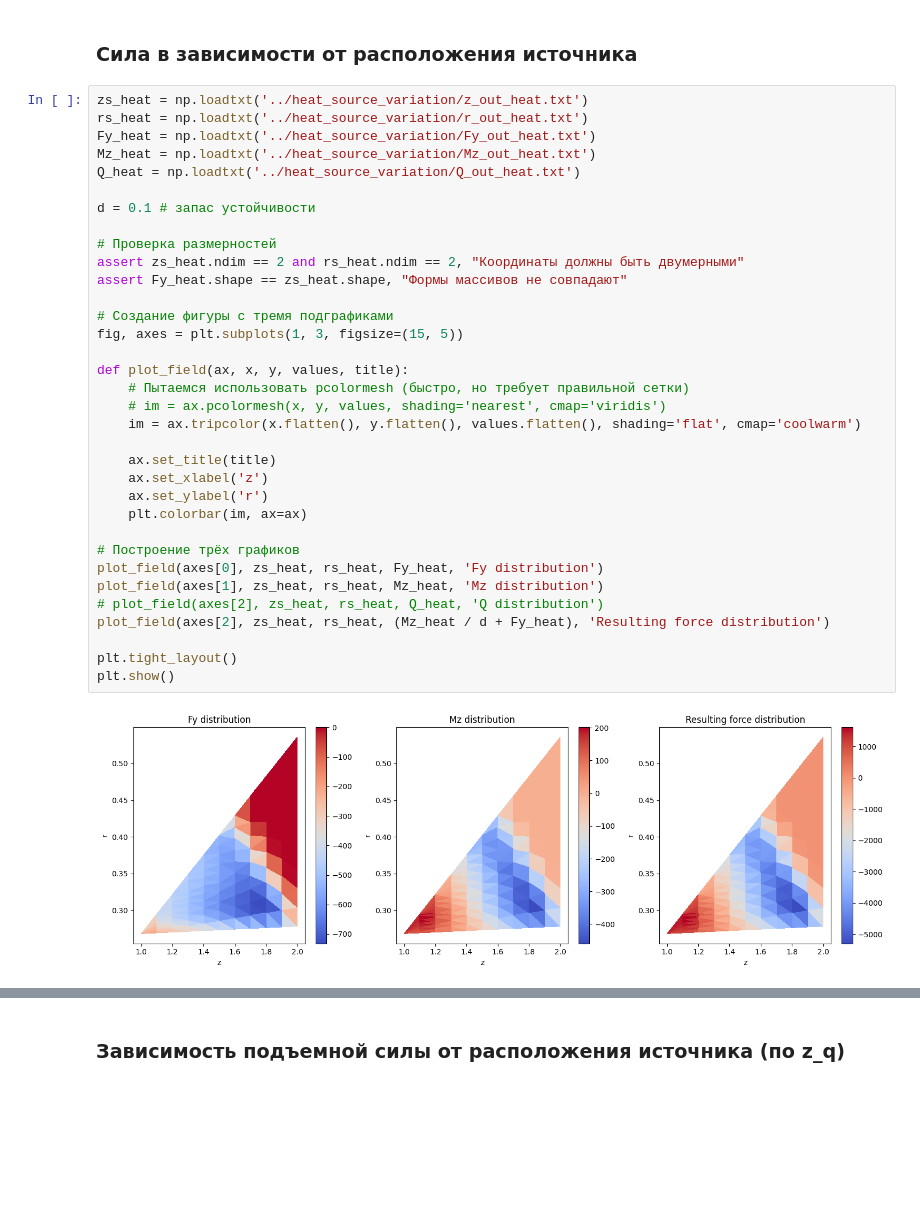
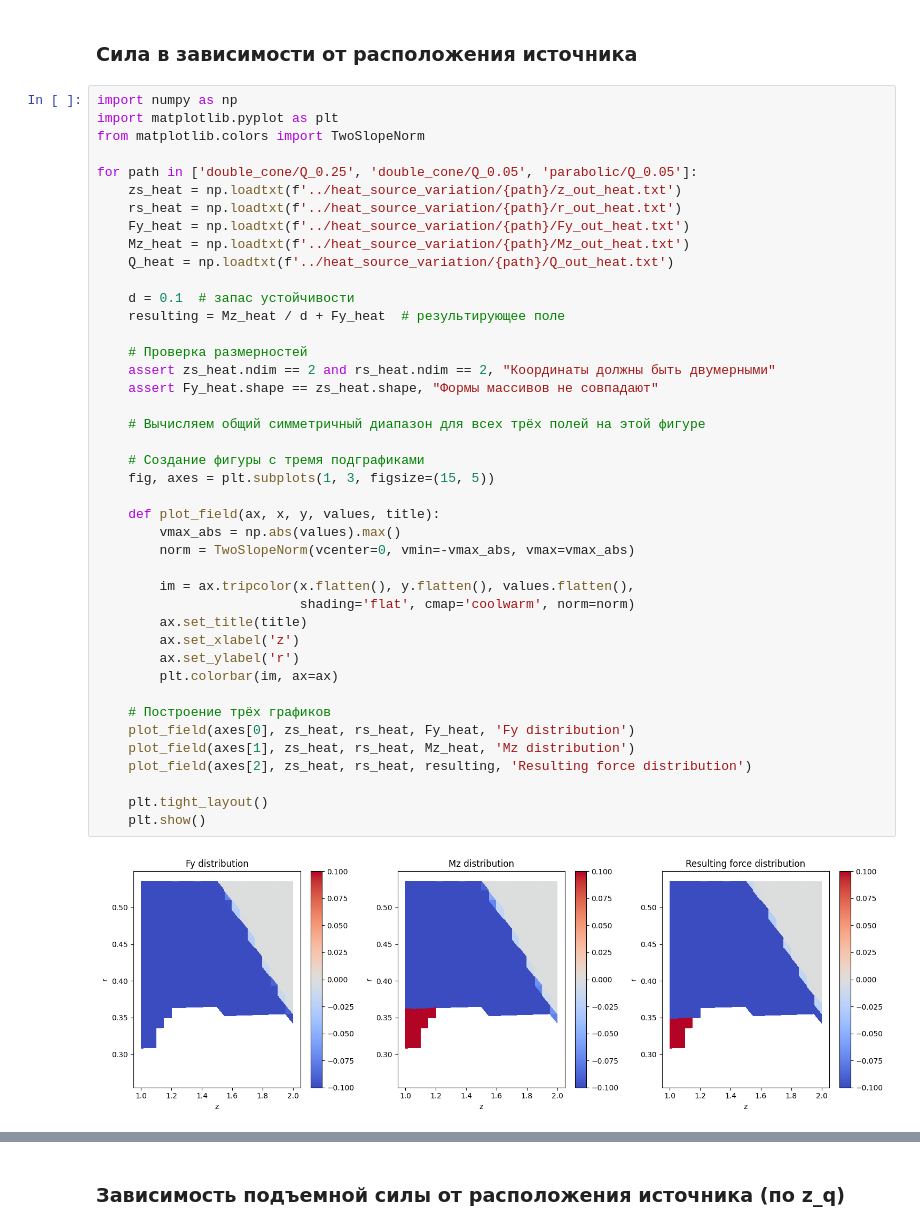
Before and after one commit to immortallz/Heat-source-in-supersonic-flow, a Jupyter notebook: visualization/vizualization.ipynb, the cells around one changed output, grey strips where cells are left out. Cells and saved outputs as stored; diff of their text form; blank space fills up the shorter version.

```diff
--- a/visualization/vizualization.ipynb
+++ b/visualization/vizualization.ipynb
@@ -471,38 +471,46 @@ plt.plot(zs, p[:, 0, 0] - p[:, 0, -1])
 # %% [markdown]
 ### Сила в зависимости от расположения источника
 # %%
-zs_heat = np.loadtxt('../heat_source_variation/z_out_heat.txt')
-rs_heat = np.loadtxt('../heat_source_variation/r_out_heat.txt')
-Fy_heat = np.loadtxt('../heat_source_variation/Fy_out_heat.txt')
-Mz_heat = np.loadtxt('../heat_source_variation/Mz_out_heat.txt')
-Q_heat = np.loadtxt('../heat_source_variation/Q_out_heat.txt')
+import numpy as np
+import matplotlib.pyplot as plt
+from matplotlib.colors import TwoSlopeNorm
 
-d = 0.1 # запас устойчивости
+for path in ['double_cone/Q_0.25', 'double_cone/Q_0.05', 'parabolic/Q_0.05']:
+    zs_heat = np.loadtxt(f'../heat_source_variation/{path}/z_out_heat.txt')
+    rs_heat = np.loadtxt(f'../heat_source_variation/{path}/r_out_heat.txt')
+    Fy_heat = np.loadtxt(f'../heat_source_variation/{path}/Fy_out_heat.txt')
+    Mz_heat = np.loadtxt(f'../heat_source_variation/{path}/Mz_out_heat.txt')
+    Q_heat = np.loadtxt(f'../heat_source_variation/{path}/Q_out_heat.txt')
 
-# Проверка размерностей
-assert zs_heat.ndim == 2 and rs_heat.ndim == 2, "Координаты должны быть двумерными"
-assert Fy_heat.shape == zs_heat.shape, "Формы массивов не совпадают"
+    d = 0.1  # запас устойчивости
+    resulting = Mz_heat / d + Fy_heat  # результирующее поле
 
-# Создание фигуры с тремя подграфиками
-fig, axes = plt.subplots(1, 3, figsize=(15, 5))
+    # Проверка размерностей
+    assert zs_heat.ndim == 2 and rs_heat.ndim == 2, "Координаты должны быть двумерными"
+    assert Fy_heat.shape == zs_heat.shape, "Формы массивов не совпадают"
 
-def plot_field(ax, x, y, values, title):
-    # Пытаемся использовать pcolormesh (быстро, но требует правильной сетки)
-    # im = ax.pcolormesh(x, y, values, shading='nearest', cmap='viridis')
-    im = ax.tripcolor(x.flatten(), y.flatten(), values.flatten(), shading='flat', cmap='coolwarm')
+    # Вычисляем общий симметричный диапазон для всех трёх полей на этой фигуре
 
-    ax.set_title(title)
-    ax.set_xlabel('z')
-    ax.set_ylabel('r')
-    plt.colorbar(im, ax=ax)
+    # Создание фигуры с тремя подграфиками
+    fig, axes = plt.subplots(1, 3, figsize=(15, 5))
 
-# Построение трёх графиков
-plot_field(axes[0], zs_heat, rs_heat, Fy_heat, 'Fy distribution')
-plot_field(axes[1], zs_heat, rs_heat, Mz_heat, 'Mz distribution')
-# plot_field(axes[2], zs_heat, rs_heat, Q_heat, 'Q distribution')
-plot_field(axes[2], zs_heat, rs_heat, (Mz_heat / d + Fy_heat), 'Resulting force distribution')
+    def plot_field(ax, x, y, values, title):
+        vmax_abs = np.abs(values).max()
+        norm = TwoSlopeNorm(vcenter=0, vmin=-vmax_abs, vmax=vmax_abs)
 
-plt.tight_layout()
-plt.show()
+        im = ax.tripcolor(x.flatten(), y.flatten(), values.flatten(),
+                          shading='flat', cmap='coolwarm', norm=norm)
+        ax.set_title(title)
+        ax.set_xlabel('z')
+        ax.set_ylabel('r')
+        plt.colorbar(im, ax=ax)
+
+    # Построение трёх графиков
+    plot_field(axes[0], zs_heat, rs_heat, Fy_heat, 'Fy distribution')
+    plot_field(axes[1], zs_heat, rs_heat, Mz_heat, 'Mz distribution')
+    plot_field(axes[2], zs_heat, rs_heat, resulting, 'Resulting force distribution')
+
+    plt.tight_layout()
+    plt.show()
 # %% [output]
-[figure, old version]
+[figure, new version]
```
Also changed, not shown: parts of 1 cell of this notebook, 4 other files.
